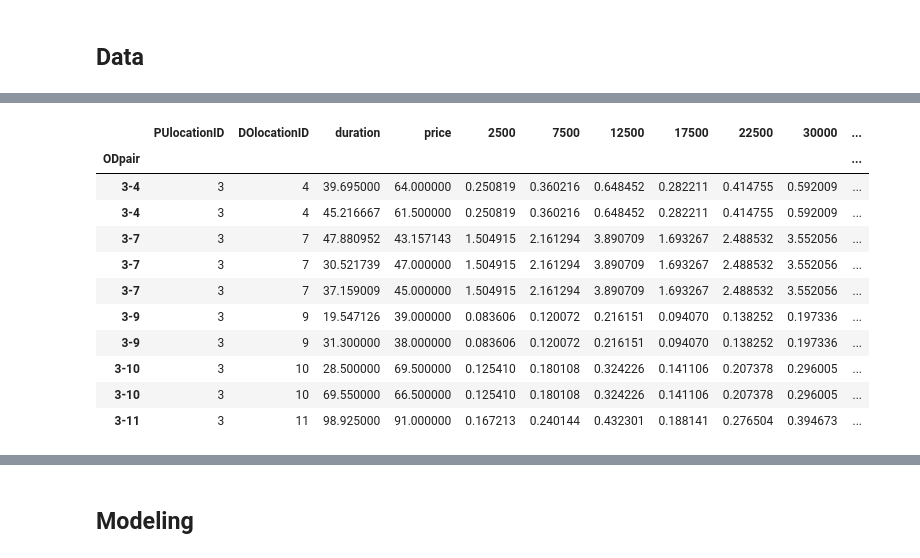
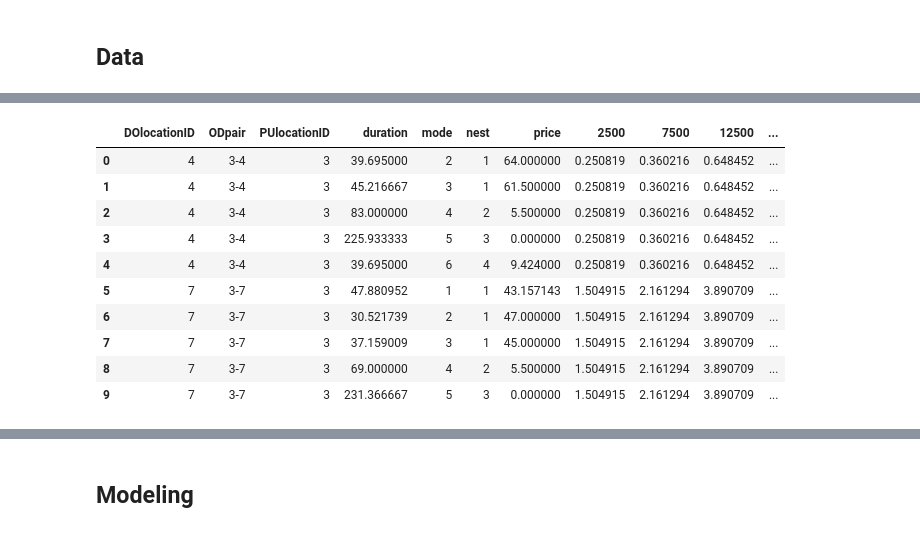
Before and after one commit to Rufei-Sheng/Manhattan-Congestion-Surcharge-Capstone, a Jupyter notebook: modeling/modeling_test.ipynb, the cells around one changed output, grey strips where cells are left out. Drawn from its saved outputs; the diff is of its cells as text; code cells hidden in the pictures.

```diff
--- a/modeling/modeling_test.ipynb
+++ b/modeling/modeling_test.ipynb
@@ -25,16 +25,15 @@ acs.head()
 # %%
-mode_data = pd.read_csv('final_allMode_with_wage_cleaned.csv', index_col=0)
+mode_data = pd.read_csv('final_allMode_with_2017wage_cleaned_update.csv', index_col=0)
 mode_data.head(10)
 # %% [output]
-|  | PUlocationID | DOlocationID | duration | price | 2500 | 7500 | 12500 | 17500 | 22500 | 30000 | ... |
-| ODpair |  |  |  |  |  |  |  |  |  |  | ... |
-| 3-4 | 3 | 4 | 39.695000 | 64.000000 | 0.250819 | 0.360216 | 0.648452 | 0.282211 | 0.414755 | 0.592009 | ... |
-| 3-4 | 3 | 4 | 45.216667 | 61.500000 | 0.250819 | 0.360216 | 0.648452 | 0.282211 | 0.414755 | 0.592009 | ... |
-| 3-7 | 3 | 7 | 47.880952 | 43.157143 | 1.504915 | 2.161294 | 3.890709 | 1.693267 | 2.488532 | 3.552056 | ... |
-| 3-7 | 3 | 7 | 30.521739 | 47.000000 | 1.504915 | 2.161294 | 3.890709 | 1.693267 | 2.488532 | 3.552056 | ... |
-| 3-7 | 3 | 7 | 37.159009 | 45.000000 | 1.504915 | 2.161294 | 3.890709 | 1.693267 | 2.488532 | 3.552056 | ... |
-| 3-9 | 3 | 9 | 19.547126 | 39.000000 | 0.083606 | 0.120072 | 0.216151 | 0.094070 | 0.138252 | 0.197336 | ... |
-| 3-9 | 3 | 9 | 31.300000 | 38.000000 | 0.083606 | 0.120072 | 0.216151 | 0.094070 | 0.138252 | 0.197336 | ... |
-| 3-10 | 3 | 10 | 28.500000 | 69.500000 | 0.125410 | 0.180108 | 0.324226 | 0.141106 | 0.207378 | 0.296005 | ... |
-| 3-10 | 3 | 10 | 69.550000 | 66.500000 | 0.125410 | 0.180108 | 0.324226 | 0.141106 | 0.207378 | 0.296005 | ... |
-| 3-11 | 3 | 11 | 98.925000 | 91.000000 | 0.167213 | 0.240144 | 0.432301 | 0.188141 | 0.276504 | 0.394673 | ... |
+|  | DOlocationID | ODpair | PUlocationID | duration | mode | nest | price | 2500 | 7500 | 12500 | ... |
+| 0 | 4 | 3-4 | 3 | 39.695000 | 2 | 1 | 64.000000 | 0.250819 | 0.360216 | 0.648452 | ... |
+| 1 | 4 | 3-4 | 3 | 45.216667 | 3 | 1 | 61.500000 | 0.250819 | 0.360216 | 0.648452 | ... |
+| 2 | 4 | 3-4 | 3 | 83.000000 | 4 | 2 | 5.500000 | 0.250819 | 0.360216 | 0.648452 | ... |
+| 3 | 4 | 3-4 | 3 | 225.933333 | 5 | 3 | 0.000000 | 0.250819 | 0.360216 | 0.648452 | ... |
+| 4 | 4 | 3-4 | 3 | 39.695000 | 6 | 4 | 9.424000 | 0.250819 | 0.360216 | 0.648452 | ... |
+| 5 | 7 | 3-7 | 3 | 47.880952 | 1 | 1 | 43.157143 | 1.504915 | 2.161294 | 3.890709 | ... |
+| 6 | 7 | 3-7 | 3 | 30.521739 | 2 | 1 | 47.000000 | 1.504915 | 2.161294 | 3.890709 | ... |
+| 7 | 7 | 3-7 | 3 | 37.159009 | 3 | 1 | 45.000000 | 1.504915 | 2.161294 | 3.890709 | ... |
+| 8 | 7 | 3-7 | 3 | 69.000000 | 4 | 2 | 5.500000 | 1.504915 | 2.161294 | 3.890709 | ... |
+| 9 | 7 | 3-7 | 3 | 231.366667 | 5 | 3 | 0.000000 | 1.504915 | 2.161294 | 3.890709 | ... |
```
Also changed, not shown: parts of 11 cells of this notebook, 4 other files.
